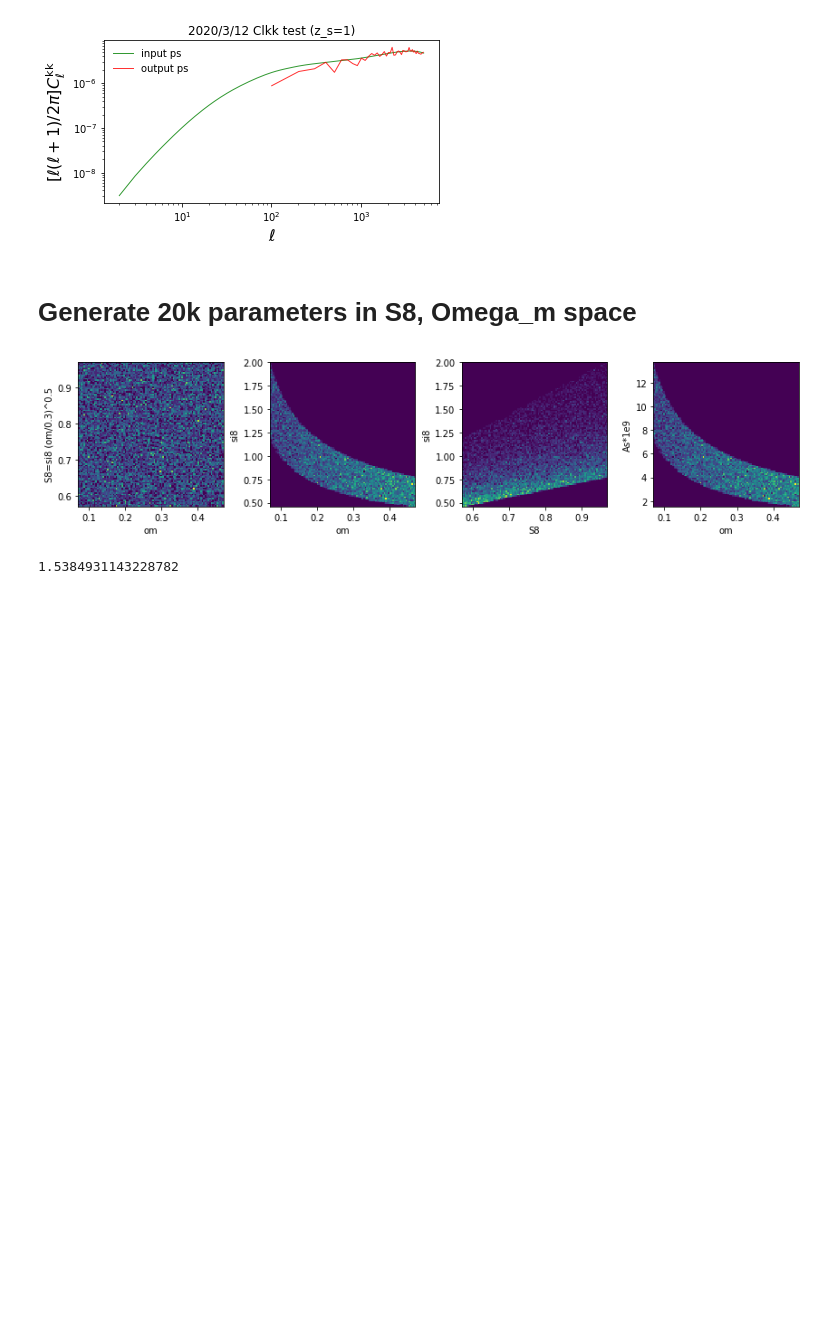
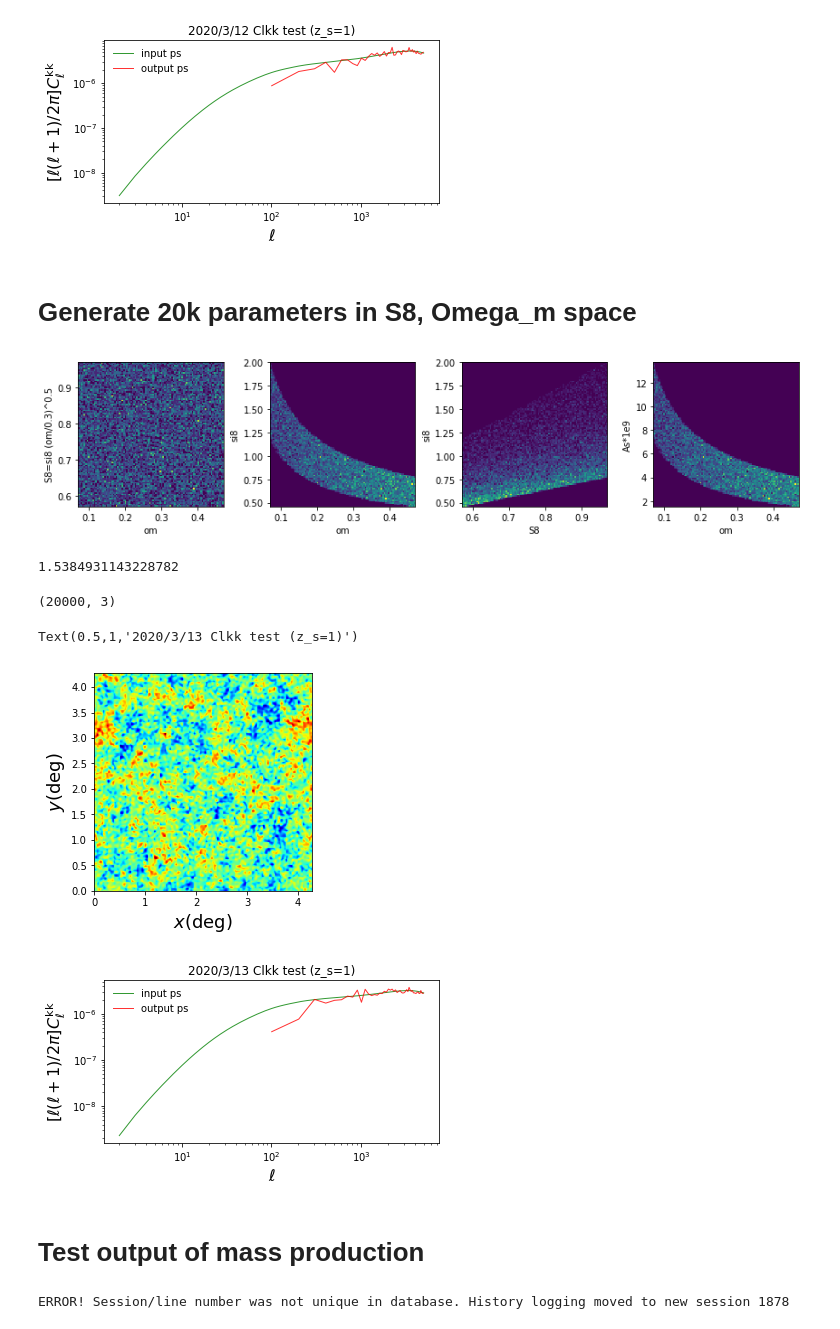
Before and after one commit to liuxx479/Outlier, a Jupyter notebook: GRF.ipynb, the cells around one changed output. Saved outputs shown, nothing was run; the diff lists cells and outputs as text; code cells hidden in the pictures; blank space fills up the shorter version.

```diff
--- a/GRF.ipynb
+++ b/GRF.ipynb
@@ -196,7 +196,7 @@ A_se9_find = lambda om, S8: -2.1+7.915*S8/sqrt(om/0.3)
 def GRF_from_PS (omS8seed, zs=1.0):
     om, S8, iseed = omS8seed
     A_se9 = A_se9_find(om, S8)
-    si8, ell, clkk = clkk_gen (A_se9, om, zs=1.0)
+    si8, ell, clkk = clkk_gen (om, A_se9, zs=1.0)
     gaussian_map = gen.fromConvPower(np.array([ell,clkk]),seed=iseed,kind="linear",bounds_error=False,fill_value=0.0)
     gaussian_map.save('GRF_si%.4f_om%.4f.fits'%(si8, om))
     save('clkk_si%.4f_om%.4f.npy'%(si8, om),[ell, clkk])
@@ -263,3 +263,37 @@ savetxt('GRF_params.txt',array([om_arr, S8_arr, A_se9_arr]).T, header='om\tS8\tA
 amin(A_se9_arr)
 # %% [output]
 1.5384931143228782
+# %%
+inputs=array([om_arr,S8_arr, arange(len(om_arr))]).T
+inputs.shape
+# %% [output]
+(20000, 3)
+# %%
+###### test batch python code output
+#si8, om = 0.3372, 0.3307
+si8, om = 0.2739, 0.2182
+iconv_map = ConvergenceMap.load('GRFs/GRF_si%.4f_om%.4f.fits'%(si8, om))
+#imap = fits.open('GRF_si%.4f_om%.4f.fits'%(si8, om))[0].data
+iell, iclkk = load('cls/clkk_si%.4f_om%.4f.npy'%(si8, om))
+iell_test,iclkk_test= iconv_map.powerSpectrum(linspace(50,5000))
+iconv_map.visualize()
+
+figure(3, figsize=(6,3))
+xscale('log');yscale('log');#xlim(2,2500)
+xlabel(r'$\ell$',fontsize=16)
+ylabel(r'$[\ell(\ell+1)/2\pi]  C_\ell^\mathrm{kk}$',fontsize=16)
+plot(iell,iclkk*iell*(iell+1)/2./pi,'g-',lw=1,alpha=0.8,label='input ps')
+plot(iell_test,iclkk_test*iell_test*(iell_test+1)/2./pi,'r-',lw=1,alpha=0.8,label='output ps')
+#xlim(30,5e4)
+legend(loc=0,frameon=0)
+title('2020/3/13 Clkk test (z_s=1)')
+# %% [output]
+Text(0.5,1,'2020/3/13 Clkk test (z_s=1)')
+[figure, added]
+[figure, added]
+# %% [markdown]
+# Test output of mass production
+# %%
+iseed_out, om_out, si8_out, S8_out, A_se9_out = loadtxt('GRF_params_output.txt').T
+# %% [output]
+ERROR! Session/line number was not unique in database. History logging moved to new session 1878
```
Also changed, not shown: parts of 2 cells of this notebook.
